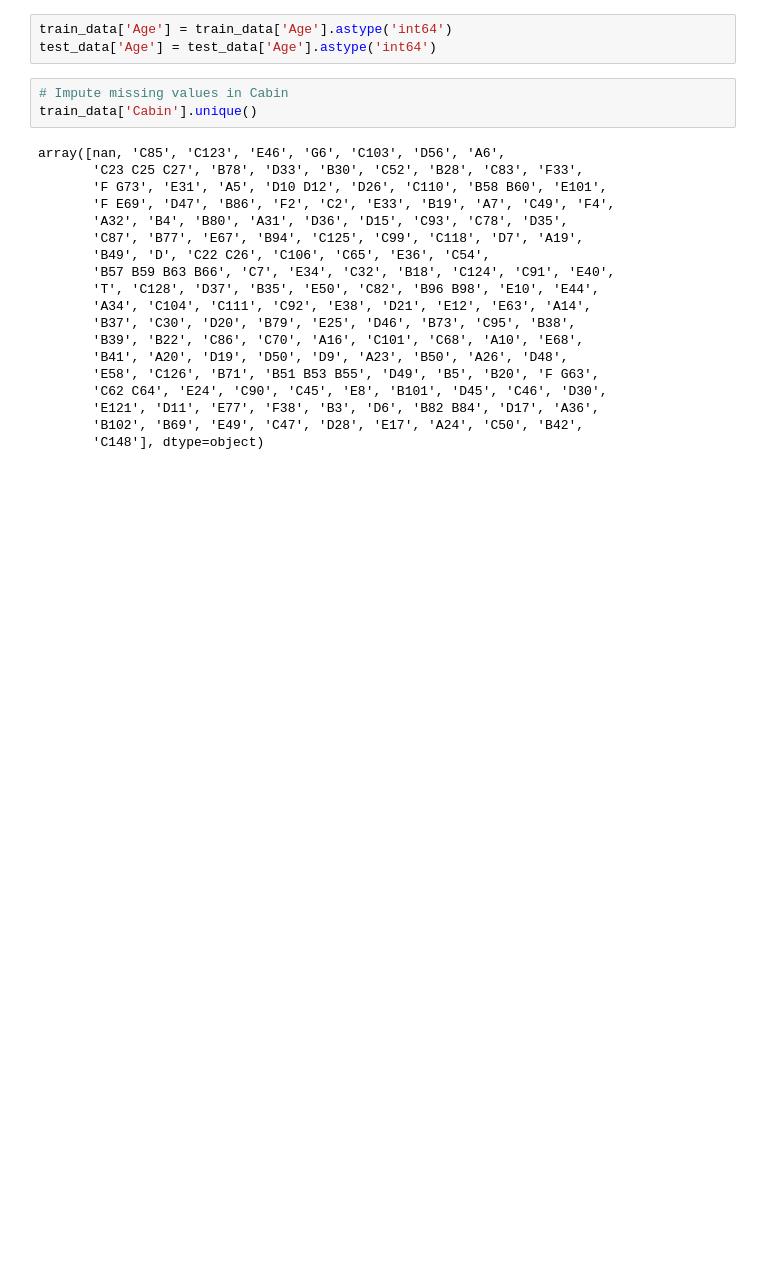
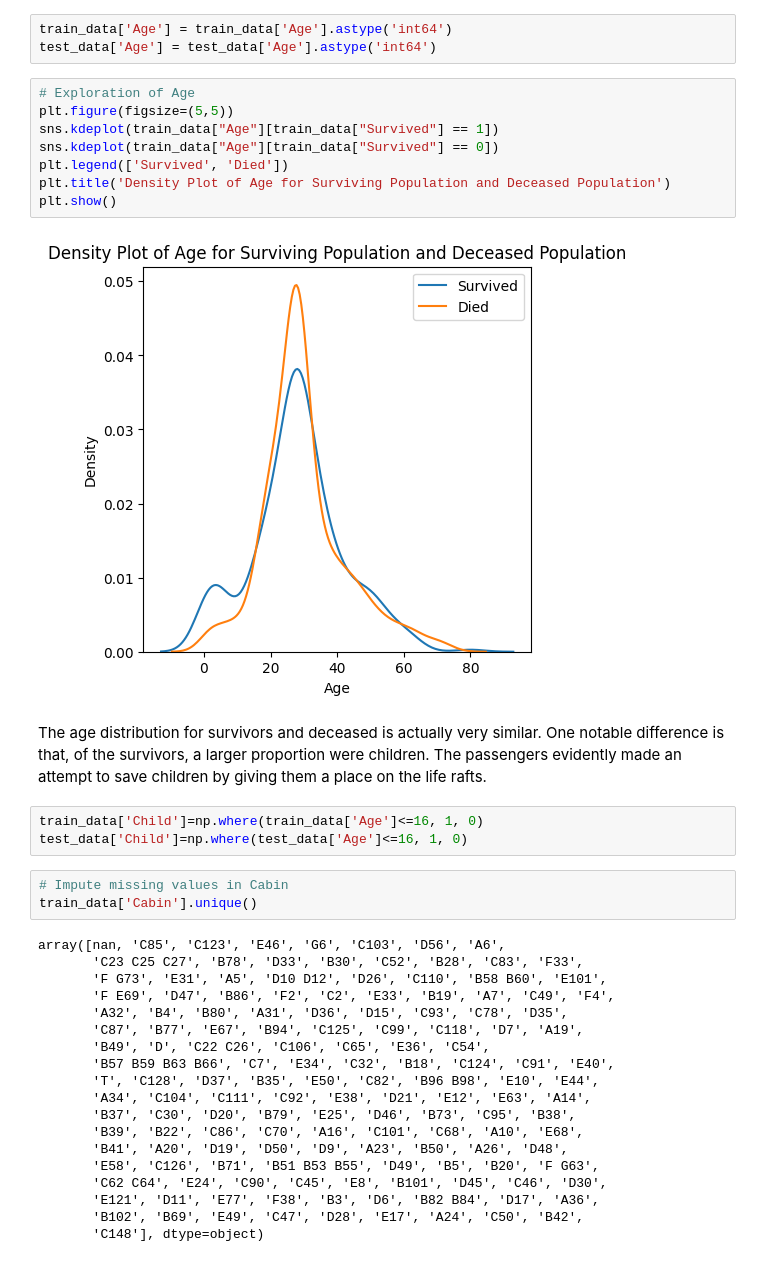
Before and after one commit to Arsiry/sigma-internship, a Jupyter notebook: kaggle-competitions/titanic.ipynb, the cells around one changed output. Cells and saved outputs as stored; diff of their text form; blank space fills up the shorter version.

```diff
--- a/kaggle-competitions/titanic.ipynb
+++ b/kaggle-competitions/titanic.ipynb
@@ -207,6 +141,21 @@ For example, when doing 'df[col].method(value, inplace=True)', try using 'df.met
 # %%
 train_data['Age'] = train_data['Age'].astype('int64')
 test_data['Age'] = test_data['Age'].astype('int64')
+# %%
+# Exploration of Age
+plt.figure(figsize=(5,5))
+sns.kdeplot(train_data["Age"][train_data["Survived"] == 1])
+sns.kdeplot(train_data["Age"][train_data["Survived"] == 0])
+plt.legend(['Survived', 'Died'])
+plt.title('Density Plot of Age for Surviving Population and Deceased Population')
+plt.show()
+# %% [output]
+[figure, added]
+# %% [markdown]
+The age distribution for survivors and deceased is actually very similar. One notable difference is that, of the survivors, a larger proportion were children. The passengers evidently made an attempt to save children by giving them a place on the life rafts.
+# %%
+train_data['Child']=np.where(train_data['Age']<=16, 1, 0)
+test_data['Child']=np.where(test_data['Age']<=16, 1, 0)
 # %%
 # Impute missing values in Cabin
 train_data['Cabin'].unique()
```
Also changed, not shown: parts of 74 cells of this notebook.
